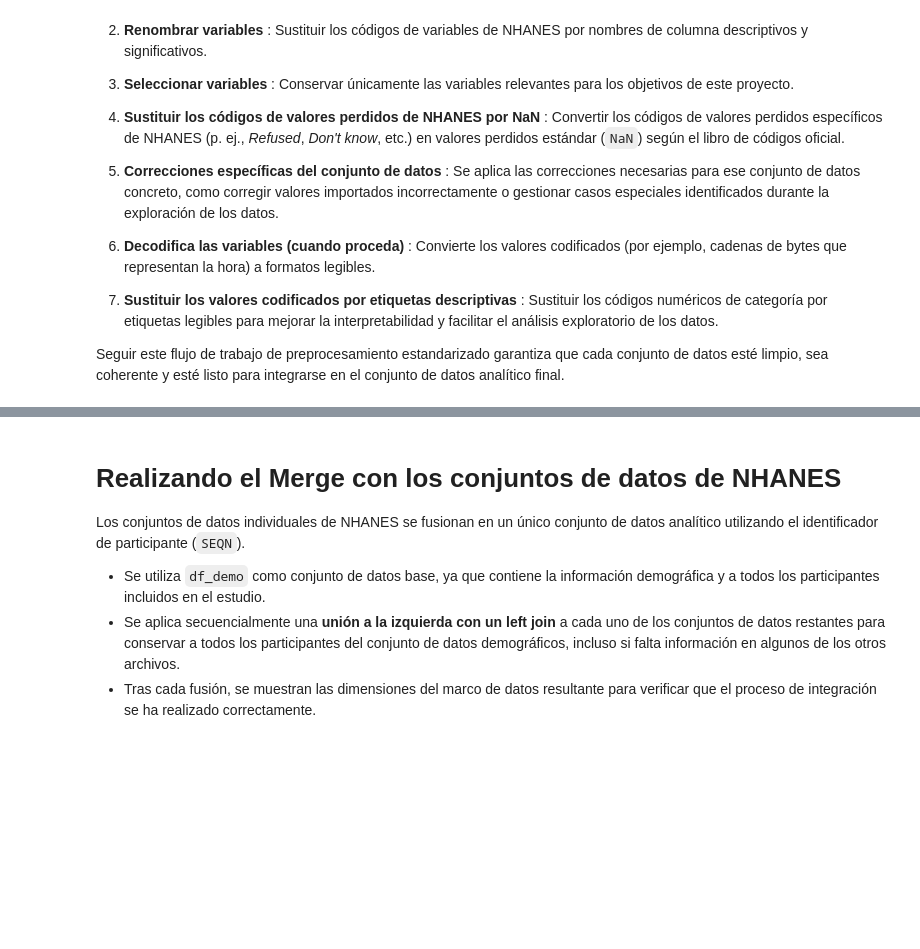
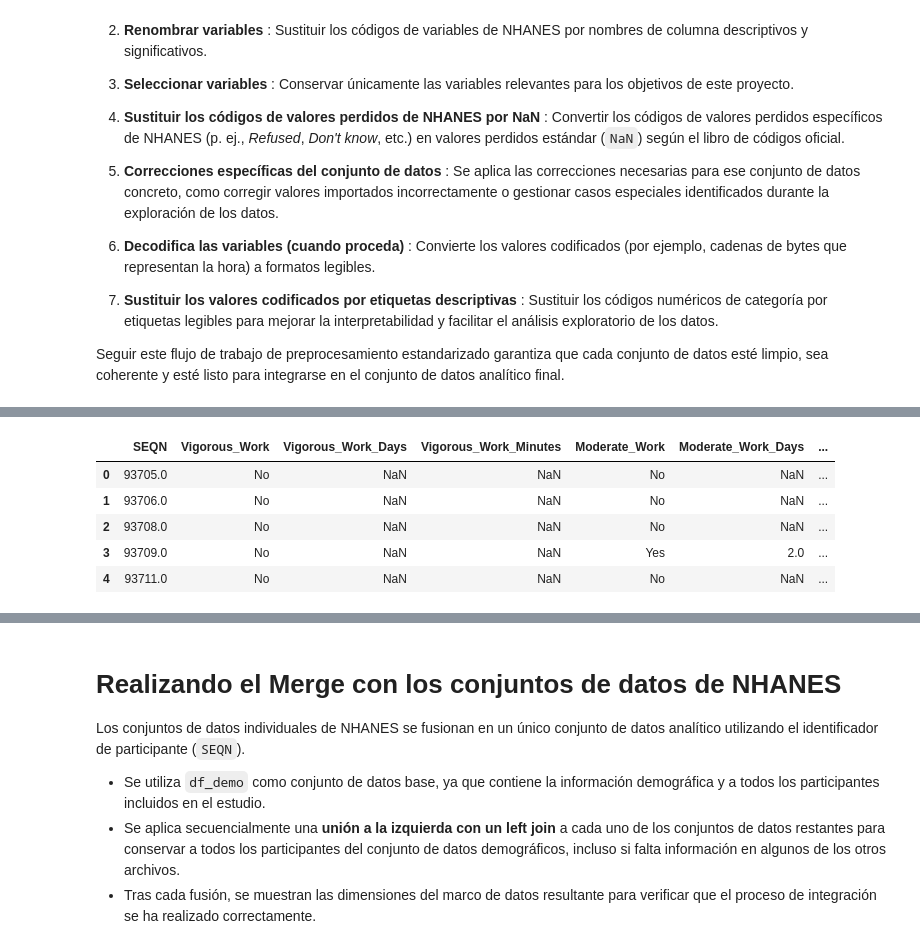
Before and after one commit to Ajrema/sleep-health-analysis-nhanes, a Jupyter notebook: notebooks/analisis_sueno_salud_es.ipynb, the cells around one changed output, grey strips where cells are left out. Cells and saved outputs as stored; diff of their text form; code cells hidden in the pictures; blank space fills up the shorter version.

```diff
--- a/notebooks/analisis_sueno_salud_es.ipynb
+++ b/notebooks/analisis_sueno_salud_es.ipynb
@@ -417,7 +469,7 @@ import pandas as pd
 # Load dataset
 # ===========================
 
-df_paq=pd.read_sas(r"C:\Users\aleja\Documents\Analisis de Datos\Especialidad IT ACADEMY\Proyecto\Sueño\NHANES DATASETS\2017-2018 Demographics Data\PAQ_J.xpt")
+df_paq=pd.read_sas(DATA_DIR / "PAQ_J.xpt")
 
 df_paq = df_paq.rename(columns={
     # Actividad física en el trabajo
@@ -505,33 +557,40 @@ days_columns = [
 minutes_columns = [
     "Vigorous_Work_Minutes",
     "Moderate_Work_Minutes",
     "Active_Transport_Minutes",
     "Vigorous_Recreation_Minutes",
     "Moderate_Recreation_Minutes",
     "Sedentary_Minutes_Per_Day"
 ]
 
 df_paq[categorical_columns] = df_paq[categorical_columns].replace(9, np.nan)
 df_paq[days_columns] = df_paq[days_columns].replace(99, np.nan)
 df_paq[minutes_columns] = df_paq[minutes_columns].replace(9999, np.nan)
 
 df_paq["Sedentary_Minutes_Per_Day"] = (df_paq["Sedentary_Minutes_Per_Day"].replace(5.397605346934028e-79, 0))
 
 # ===========================
 # Replace coded values
 # ===========================
 
 activity_labels = {
     1: "Yes",
     2: "No"
 }
 
 df_paq[categorical_columns] = (
     df_paq[categorical_columns]
     .replace(activity_labels)
 )
 
 df_paq.head()
+# %% [output]
+|  | SEQN | Vigorous_Work | Vigorous_Work_Days | Vigorous_Work_Minutes | Moderate_Work | Moderate_Work_Days | ... |
+| 0 | 93705.0 | No | NaN | NaN | No | NaN | ... |
+| 1 | 93706.0 | No | NaN | NaN | No | NaN | ... |
+| 2 | 93708.0 | No | NaN | NaN | No | NaN | ... |
+| 3 | 93709.0 | No | NaN | NaN | Yes | 2.0 | ... |
+| 4 | 93711.0 | No | NaN | NaN | No | NaN | ... |
 # %%
 #9 LIMPIEZA ARCHIVO Smoking - Cigarette Use (SMQ_J)
 import pandas as pd
```
Also changed, not shown: parts of 79 cells of this notebook.
